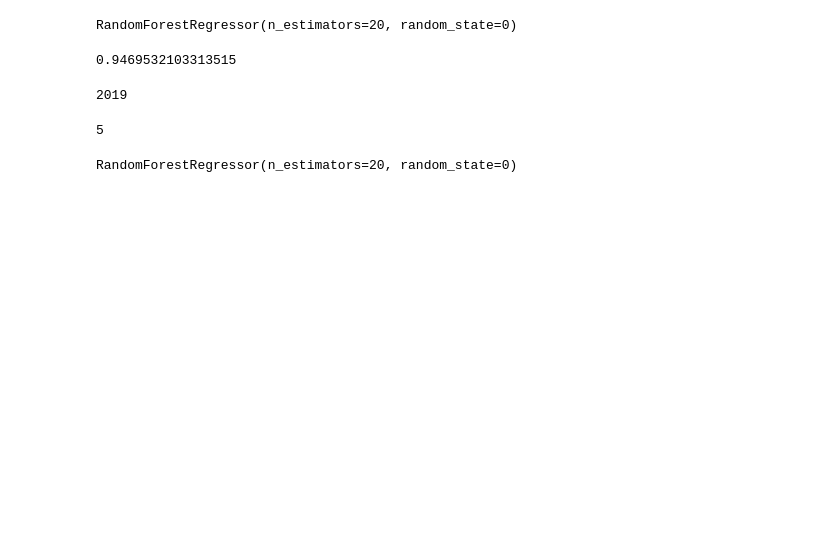
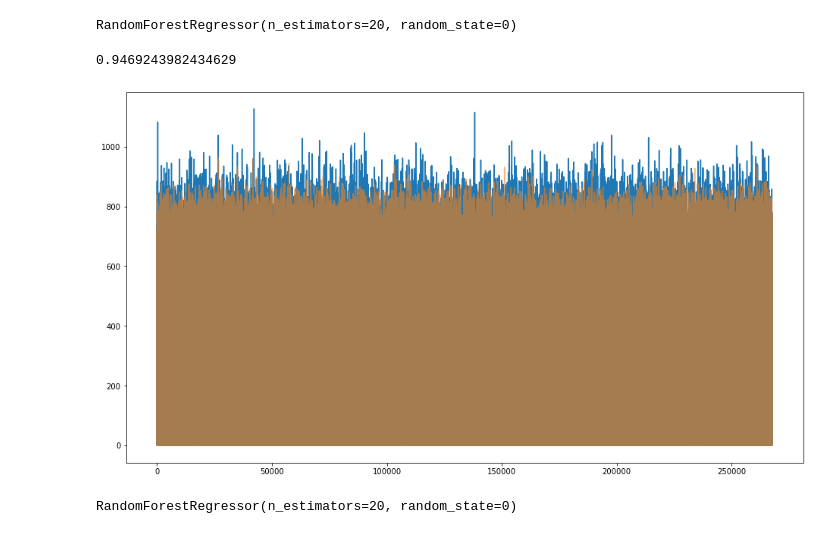
Before and after one commit to h31d1/ML_project_P09_Smart_solar_power, a Jupyter notebook: Training.ipynb, the cells around one changed output. Drawn from its saved outputs; the diff is of its cells as text; code cells hidden in the pictures; blank space fills up the shorter version.

```diff
--- a/Training.ipynb
+++ b/Training.ipynb
@@ -36,7 +36,7 @@ Split the data into test and training data:
 # %%
 X = data[['year', 'month', 'day', 'hour', 'minute', 'temperature',
          'humidity', 'atmospheric_pressure', 'wind_speed', 'wind_direction',
-         'precipitation', 'snow', 'radiation_flux']]
+         'precipitation', 'radiation_flux']] # 'snow'
 y = data['rad_flux_infuture']
 
 X_train, X_test, y_train, y_test = train_test_split(X, y, test_size=0.33, random_state=42)
@@ -55,13 +55,14 @@ RandomForestRegressor(n_estimators=20, random_state=0)
 # %%
 RFR.score(X_test,y_test)
 # %% [output]
-0.9469532103313515
+0.9469243982434629
-# %%
-X.year.max()
-# %% [output]
-2019
-# %%
-X[X.year==2019]["month"].max()
-# %% [output]
-5
+# %%
+y_pred = RFR.predict(X_test)
+# %%
+plt.figure(figsize=(16,9))
+plt.plot(np.arange(X_test.shape[0]),y_test)
+plt.plot(np.arange(X_test.shape[0]),y_pred,'-',alpha=0.6)
+plt.show()
+# %% [output]
+[figure, added]
 # %%
```
Also changed, not shown: parts of 5 cells of this notebook, 1 other file.
